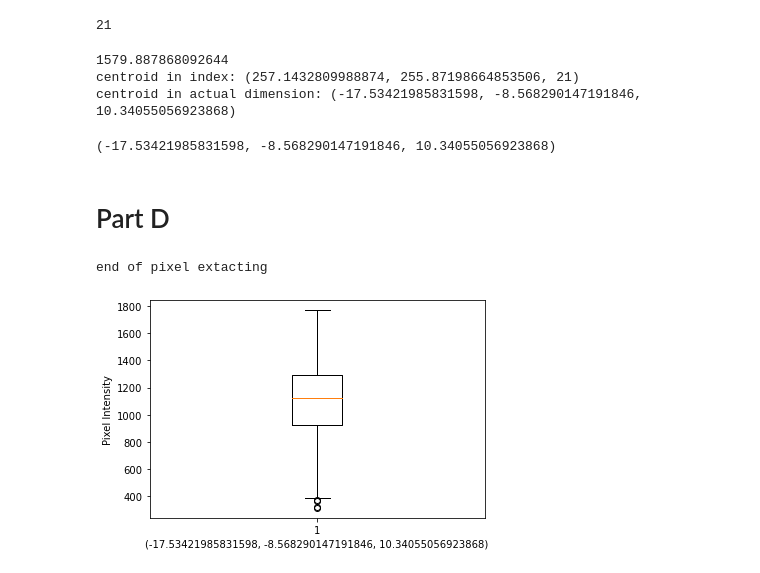
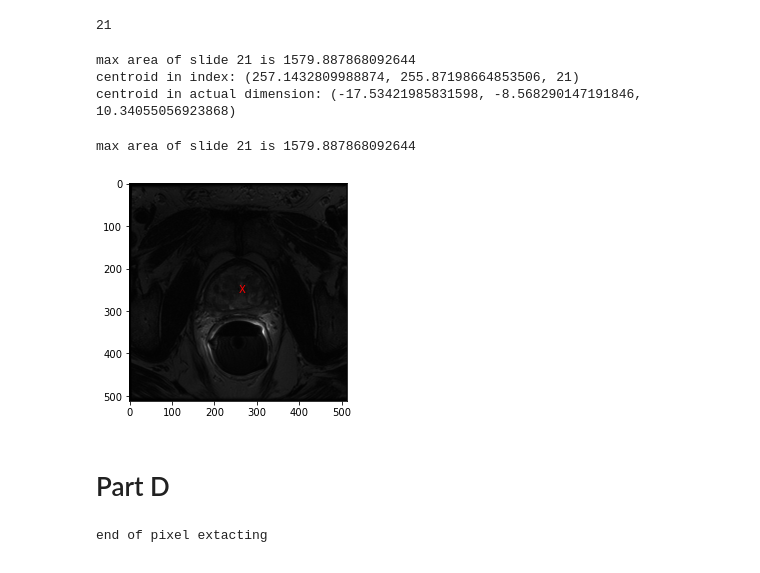
Before and after one commit to NingyouLi/miniProject_NingyouLi, a Jupyter notebook: mini_project.ipynb, the cells around one changed output. Drawn from its saved outputs; the diff is of its cells as text; code cells hidden in the pictures.

```diff
--- a/mini_project.ipynb
+++ b/mini_project.ipynb
@@ -200,16 +163,0 @@ IndexError: tuple index out of range
-# %%
-img = sitk.Cast(img, sitk.sitkFloat32)
-filtered_img = ((img/255)**0.2) # lambda<0, brighten the image: show more details in dark
-gamma_img = sitk.RescaleIntensity(filtered_img,0,255)
-
-seed_pts = [(262,232,22)]
-#F4:(425,4463,4);F3:(236,4837,4); F2:(329,4400,4);F1:(327,6519,4)
-growing_filter = sitk.ConfidenceConnectedImageFilter()
-# set seed
-growing_filter.SetSeedList(seed_pts)
-# set range of pixel intensity
-growing_filter.SetMultiplier(1.6)
-growing_filter.SetNumberOfIterations(4)
-con_growed_img1 = growing_filter.Execute(gamma_img)
-plt.figure(figsize=(10,5))
-plt.imshow(sitk.GetArrayFromImage(con_growed_img1))
@@ -396,18 +294,9 @@ def get_target_loc(seg_img):
     physical = seg_img.TransformContinuousIndexToPhysicalPoint((x,y,slide_no))
     print('centroid in actual dimension:', physical)
     return physical
-# %%
-get_target_loc(goldenStandard_img)
-# %% [output]
-1579.887868092644
-centroid in index: (257.1432809988874, 255.87198664853506, 21)
-centroid in actual dimension: (-17.53421985831598, -8.568290147191846, 10.34055056923868)
-(-17.53421985831598, -8.568290147191846, 10.34055056923868)
-# %%
-def overlay_target(coordinate, seg_img, image):
-    plt.imshow(segImage_array, cmap='gray')
-    #overlay X on target location
-    overlay_threshold = sitk.LabelOverlay(img, threshold_img)
-    plt.figure(figsize=(10,5))
-    plt.imshow(sitk.GetArrayFromImage(overlay_confident))
-    # 咋在image上面画叉
+# %%
+centroid_pt = get_target_loc(goldenStandard_img)
+# %% [output]
+max area of slide 21 is 1579.887868092644
+centroid in index: (257.1432809988874, 255.87198664853506, 21)
+centroid in actual dimension: (-17.53421985831598, -8.568290147191846, 10.34055056923868)
@@ -414,3 +311,8 @@ def overlay_target(coordinate, seg_img, image):
+# %%
+overlay_target(centroid_pt, img)
+# %% [output]
+max area of slide 21 is 1579.887868092644
+[figure, added]
 # %% [markdown]
 # Part D
 # %%
@@ -425,10 +327,9 @@ def pixel_extract(image, point, width):
     flat_list = [item for sublist in pixel_lst for item in sublist]
     print('\nend of pixel extacting')
     return flat_list
-# %%
-result = pixel_extract(img, (-17.53421985831598, -8.568290147191846, 10.34055056923868), 6)
-#result = list(flatten(result))
-# %% [output]
-end of pixel extacting
+# %%
+result = pixel_extract(img, centroid_pt, 6)
+# %% [output]
+end of pixel extacting
 # %%
 def plotBoxplot(data, point):
@@ -438,8 +338,3 @@ def plotBoxplot(data, point):
     plt.ylabel('Pixel Intensity')
     plt.show()
     return None
-# %%
-point = (-17.53421985831598, -8.568290147191846, 10.34055056923868)
-plotBoxplot(result, point)
-# %% [output]
-[figure, removed]
```
Also changed, not shown: parts of 17 cells of this notebook.
